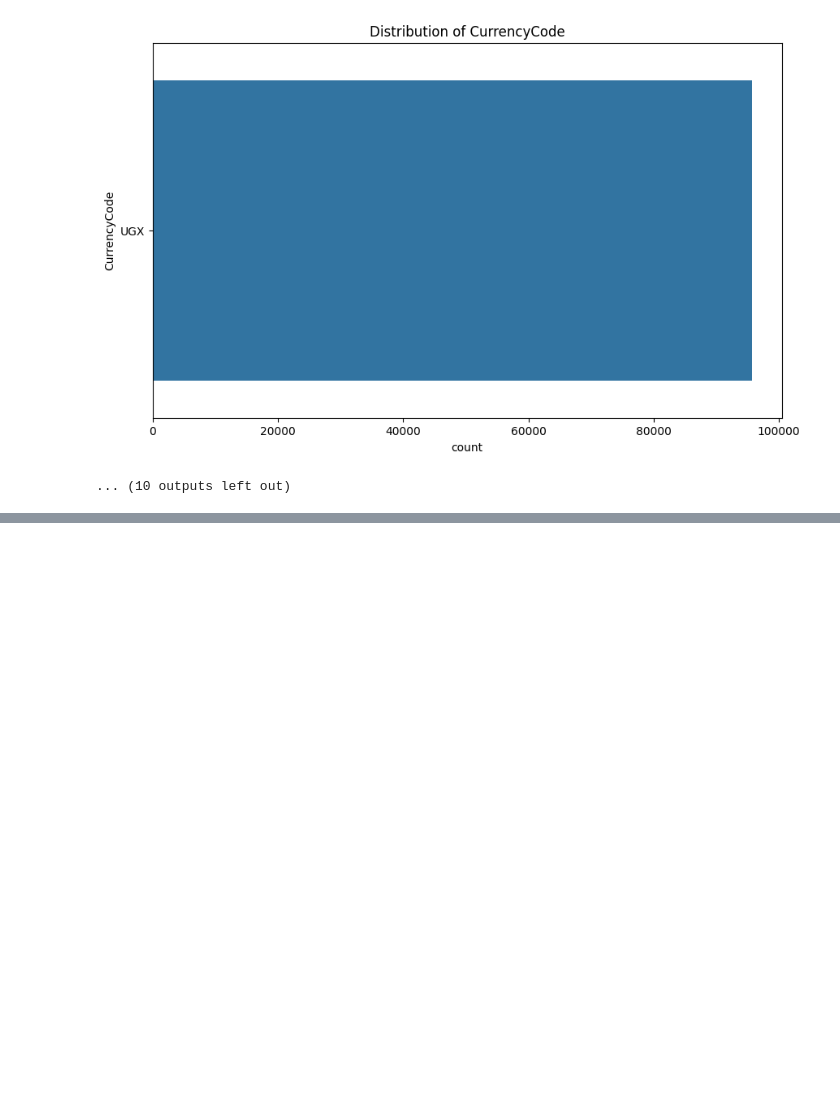
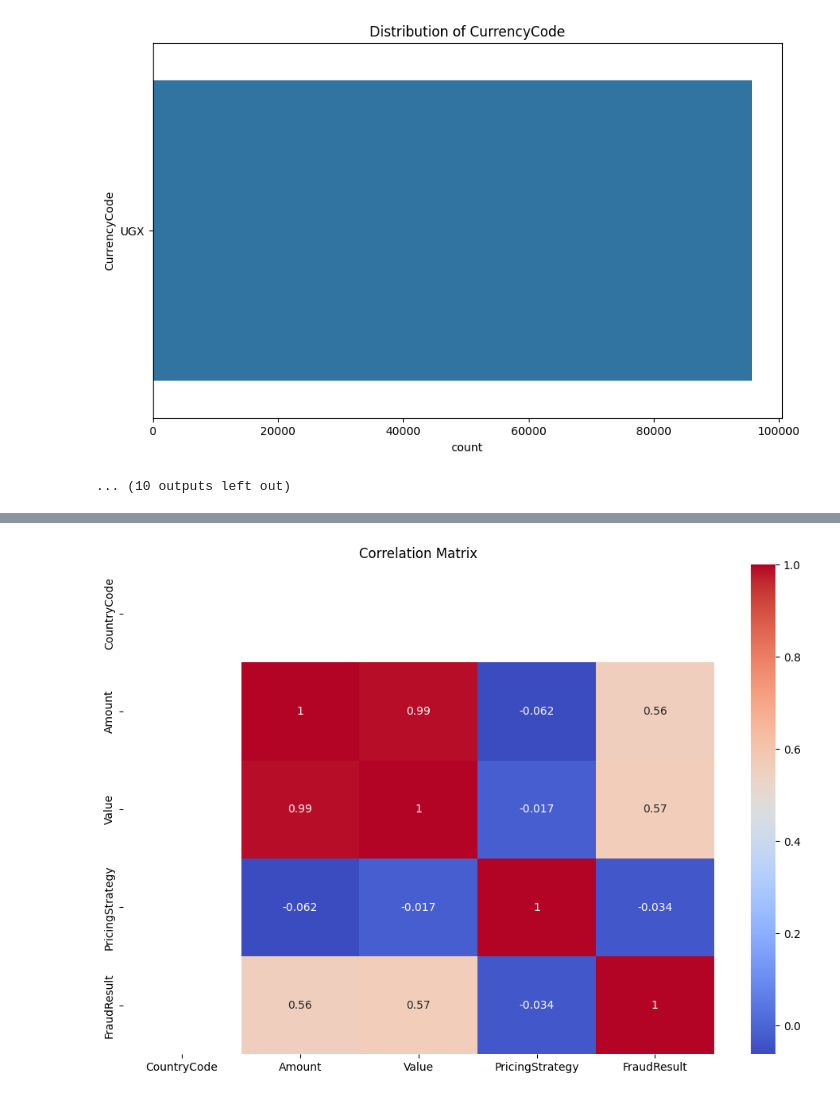
Before and after one commit to zol23-g/Credit_Scoring_Model, a Jupyter notebook: notebooks/eda.ipynb, the cells around one changed output, grey strips where cells are left out. Drawn from its saved outputs; the diff is of its cells as text; code cells hidden in the pictures; blank space fills up the shorter version.

```diff
--- a/notebooks/eda.ipynb
+++ b/notebooks/eda.ipynb
@@ -144,0 +182,4 @@ for feature in categorical_features:
+# %%
+# Correlation Analysis
+eda.plot_correlation_matrix()
+# %% [output]
@@ -144,0 +188 @@ for feature in categorical_features:
+[figure, added]
```
Also changed, not shown: parts of 15 cells of this notebook, 2 other files.
